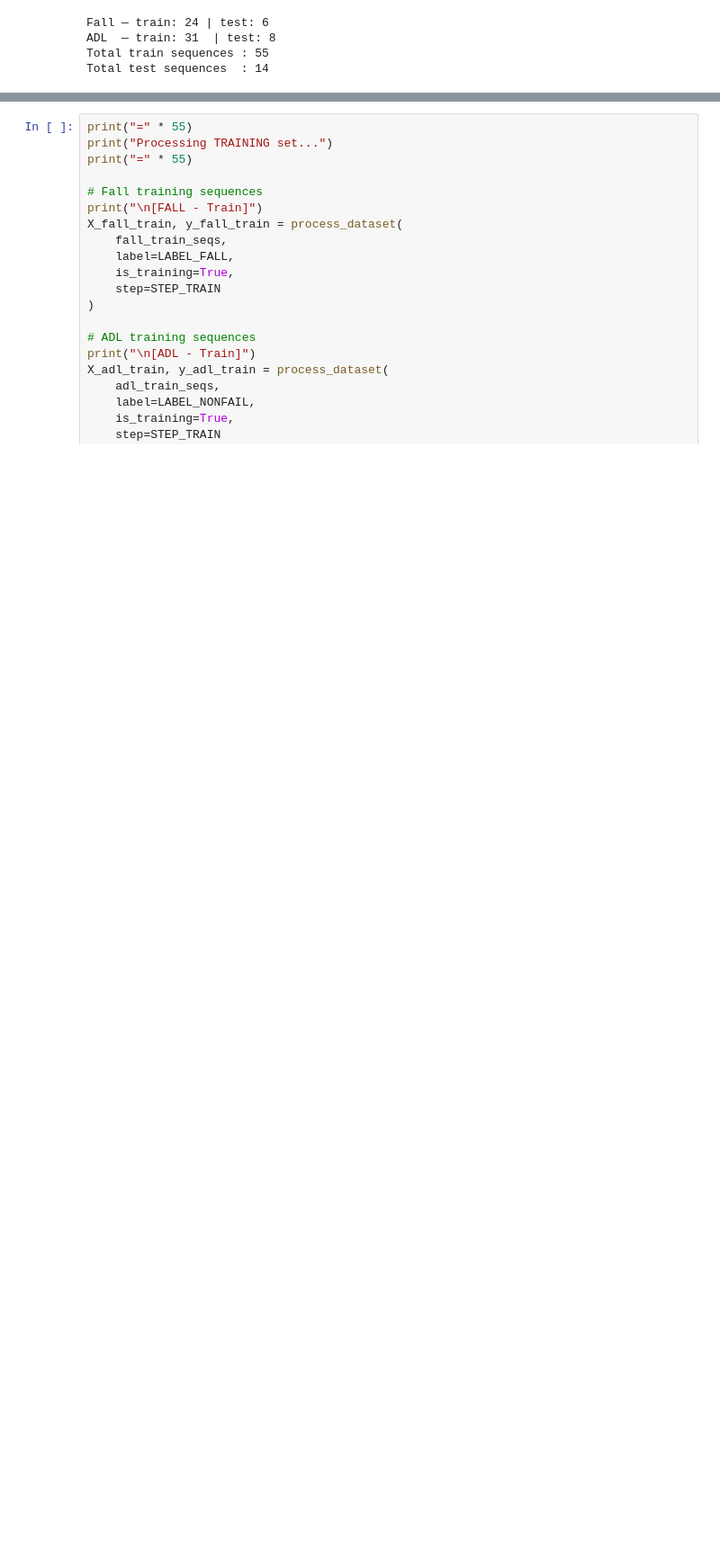
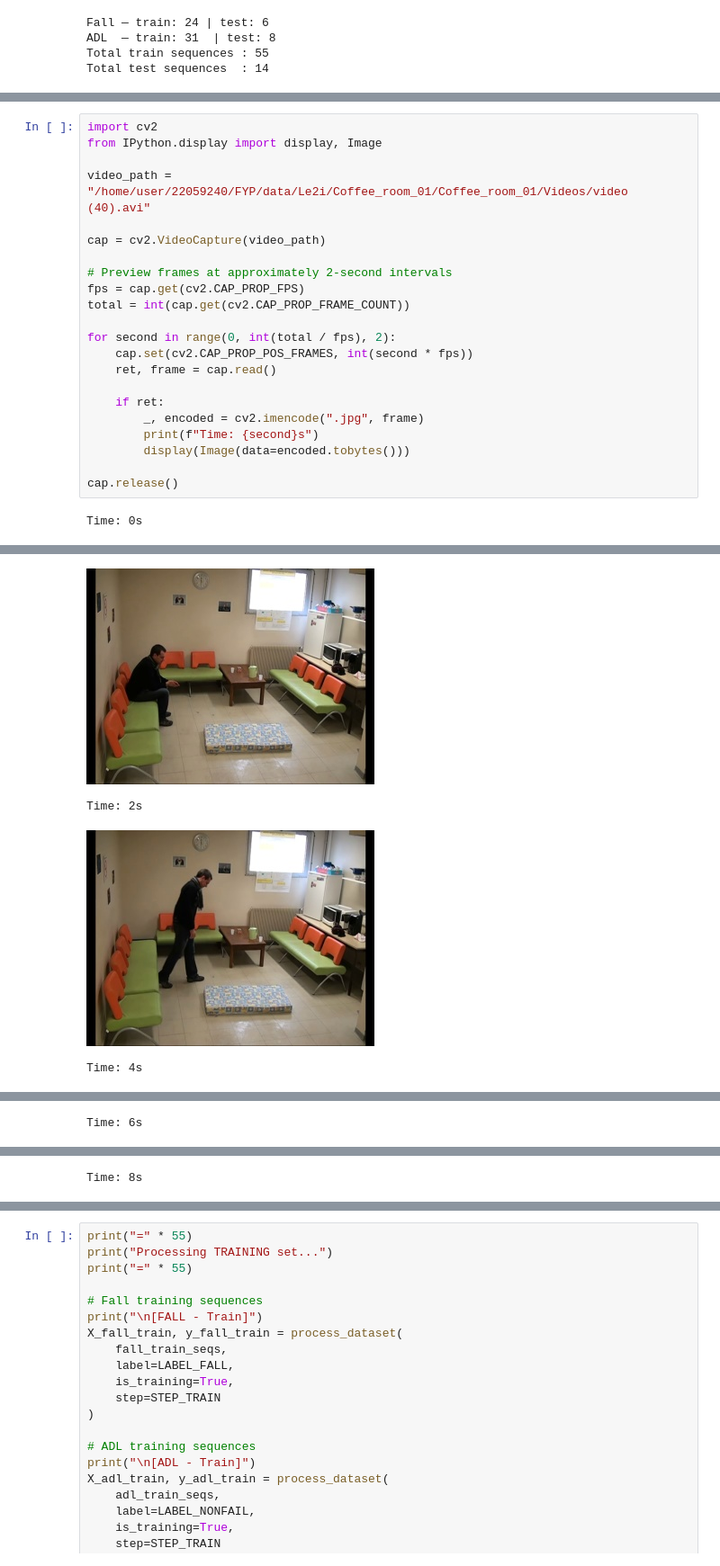
Before and after one commit to 52ejw/vision-based-fall-detection, a Jupyter notebook: notebooks/data_preprocessing.ipynb, the cells around one changed output, grey strips where cells are left out. Shown at 90% size. Cells and saved outputs as stored; diff of their text form; blank space fills up the shorter version.

```diff
--- a/notebooks/data_preprocessing.ipynb
+++ b/notebooks/data_preprocessing.ipynb
@@ -650,0 +1188,24 @@ Total test sequences  : 14
+# %%
+import cv2
+from IPython.display import display, Image
+
+video_path = "/home/user/22059240/FYP/data/Le2i/Coffee_room_01/Coffee_room_01/Videos/video (40).avi"
+
+cap = cv2.VideoCapture(video_path)
+
+# Preview frames at approximately 2-second intervals
+fps = cap.get(cv2.CAP_PROP_FPS)
+total = int(cap.get(cv2.CAP_PROP_FRAME_COUNT))
+
+for second in range(0, int(total / fps), 2):
+    cap.set(cv2.CAP_PROP_POS_FRAMES, int(second * fps))
+    ret, frame = cap.read()
+
+    if ret:
+        _, encoded = cv2.imencode(".jpg", frame)
+        print(f"Time: {second}s")
+        display(Image(data=encoded.tobytes()))
+
+cap.release()
+# %% [output]
+Time: 0s
@@ -650,0 +1213,4 @@ Total test sequences  : 14
+[figure, added]
+Time: 2s
+[figure, added]
+Time: 4s
@@ -650,0 +1218 @@ Total test sequences  : 14
+Time: 6s
@@ -650,0 +1220 @@ Total test sequences  : 14
+Time: 8s
```
Also changed, not shown: parts of 14 cells of this notebook.
